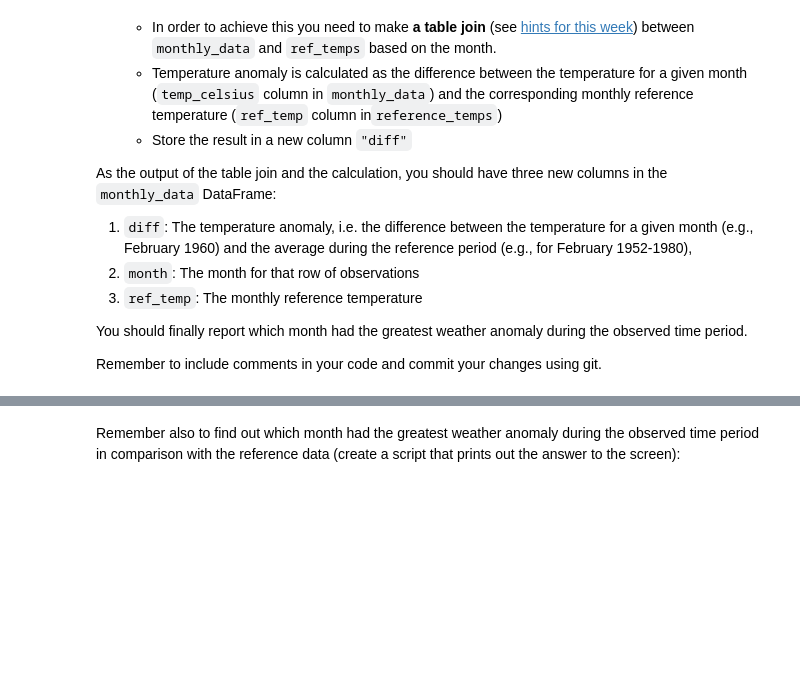
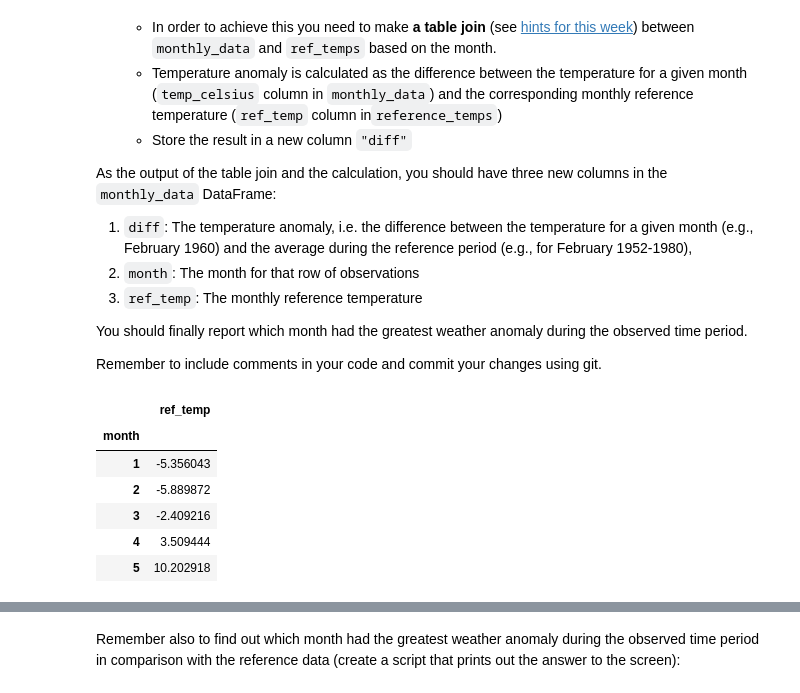
Before and after one commit to GelResende/Exercise-2, a Jupyter notebook: Exercise-6-problems-1-3.ipynb, the cells around one changed output, grey strips where cells are left out. Saved outputs shown, nothing was run; the diff lists cells and outputs as text; code cells hidden in the pictures; blank space fills up the shorter version.

```diff
--- a/Exercise-6-problems-1-3.ipynb
+++ b/Exercise-6-problems-1-3.ipynb
@@ -158,6 +158,9 @@ For this problem your goal is to calculate monthly average temperatures in degre
 
 *Hint: you can start by creating a new column with a label for each month and then continue grouping the data based on this information.*
 # %%
-data['YR_MO'] = pd.to_datetime(data['DATE'], format= '%Y%m', exact= False)
-print(data['YR_MO'])
+data['DATE'] = pd.to_datetime(data['DATE'], format= '%Y%m%d', exact= False)
+data['YEAR'] = data['DATE'].dt.year
+data['month'] = data['DATE'].dt.month
+
+print(data.head())
 # %% [output]
@@ -271,3 +267,22 @@ raise NotImplementedError()
+# %%
+reference_temps = data.groupby('month').mean()
+reference_temps = pd.DataFrame(reference_temps['TAVG'])
+
+#print(reference_temps)
+new_names = {'month': 'month', 'TAVG': 'ref_temp'}
+reference_temps = reference_temps.rename(columns=new_names)
+reference_temps.columns
+reference_temps['ref_temp'] = fahr_to_celsius(reference_temps['ref_temp'])
+
+reference_temps.head()
+# %% [output]
+|  | ref_temp |
+| month |  |
+| 1 | -5.356043 |
+| 2 | -5.889872 |
+| 3 | -2.409216 |
+| 4 | 3.509444 |
+| 5 | 10.202918 |
 # %%
 # Check the monthly data:
 monthly_data.head()
```
Also changed, not shown: parts of 8 cells of this notebook.
